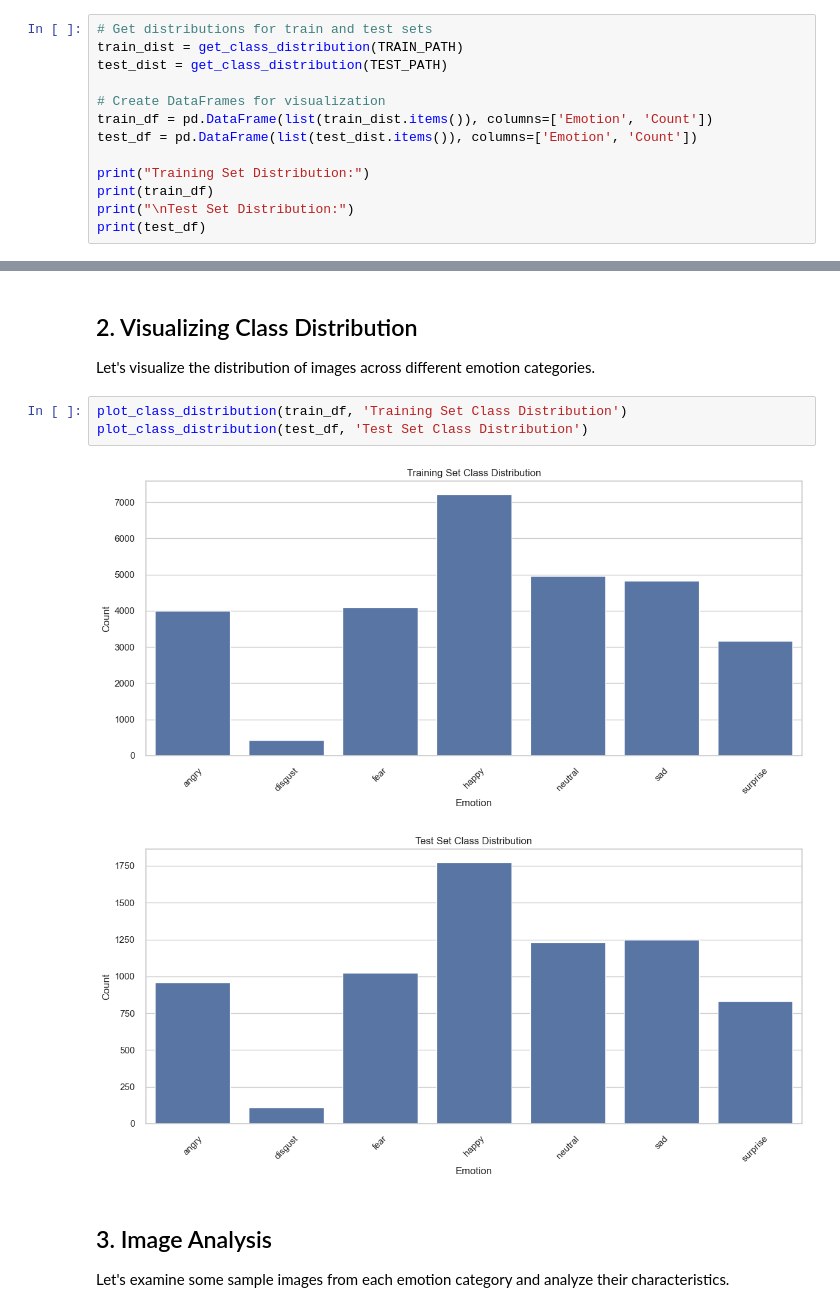
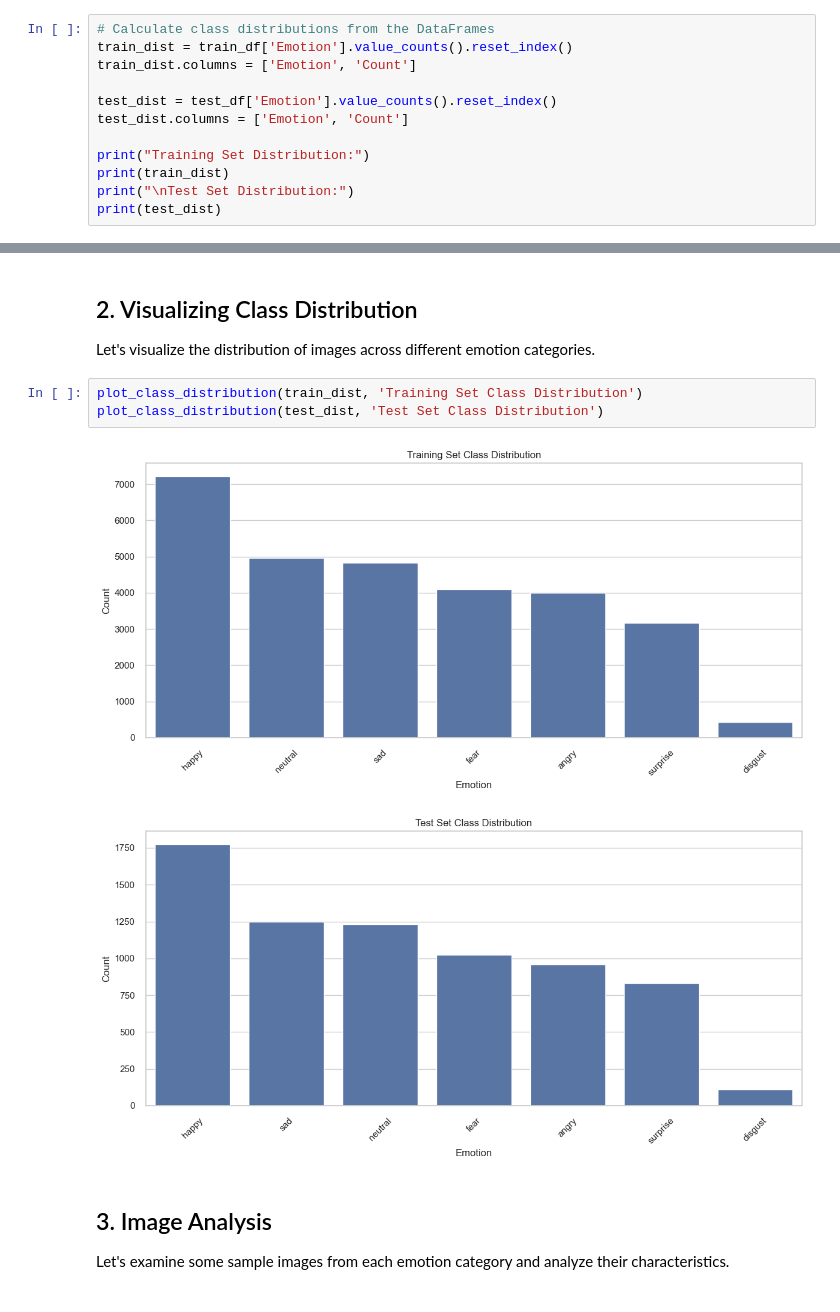
Before and after one commit to margavera/Facial-Expressions-Image-Classification, a Jupyter notebook: notebooks/EDA_Facial_Expressions.ipynb, the cells around one changed output, grey strips where cells are left out. Saved outputs shown, nothing was run; the diff lists cells and outputs as text.

```diff
--- a/notebooks/EDA_Facial_Expressions.ipynb
+++ b/notebooks/EDA_Facial_Expressions.ipynb
@@ -59,18 +58,17 @@ test_df.head()
 | 3 | PrivateTest_10590091.jpg | angry |
 | 4 | PrivateTest_1109992.jpg | angry |
 # %%
-# Get distributions for train and test sets
-train_dist = get_class_distribution(TRAIN_PATH)
-test_dist = get_class_distribution(TEST_PATH)
+# Calculate class distributions from the DataFrames
+train_dist = train_df['Emotion'].value_counts().reset_index()
+train_dist.columns = ['Emotion', 'Count']
 
-# Create DataFrames for visualization
-train_df = pd.DataFrame(list(train_dist.items()), columns=['Emotion', 'Count'])
-test_df = pd.DataFrame(list(test_dist.items()), columns=['Emotion', 'Count'])
+test_dist = test_df['Emotion'].value_counts().reset_index()
+test_dist.columns = ['Emotion', 'Count']
 
 print("Training Set Distribution:")
-print(train_df)
+print(train_dist)
 print("\nTest Set Distribution:")
-print(test_df)
+print(test_dist)
 # %% [output]
 Training Set Distribution:
     Emotion  Count
@@ -96,11 +94,11 @@ Test Set Distribution:
 
 Let's visualize the distribution of images across different emotion categories.
 # %%
-plot_class_distribution(train_df, 'Training Set Class Distribution')
-plot_class_distribution(test_df, 'Test Set Class Distribution')
+plot_class_distribution(train_dist, 'Training Set Class Distribution')
+plot_class_distribution(test_dist, 'Test Set Class Distribution')
 # %% [output]
-[figure, old version]
+[figure, new version]
-[figure, old version]
+[figure, new version]
 # %% [markdown]
 ## 3. Image Analysis
 
```
Also changed, not shown: parts of 13 cells of this notebook, 1 other file.
